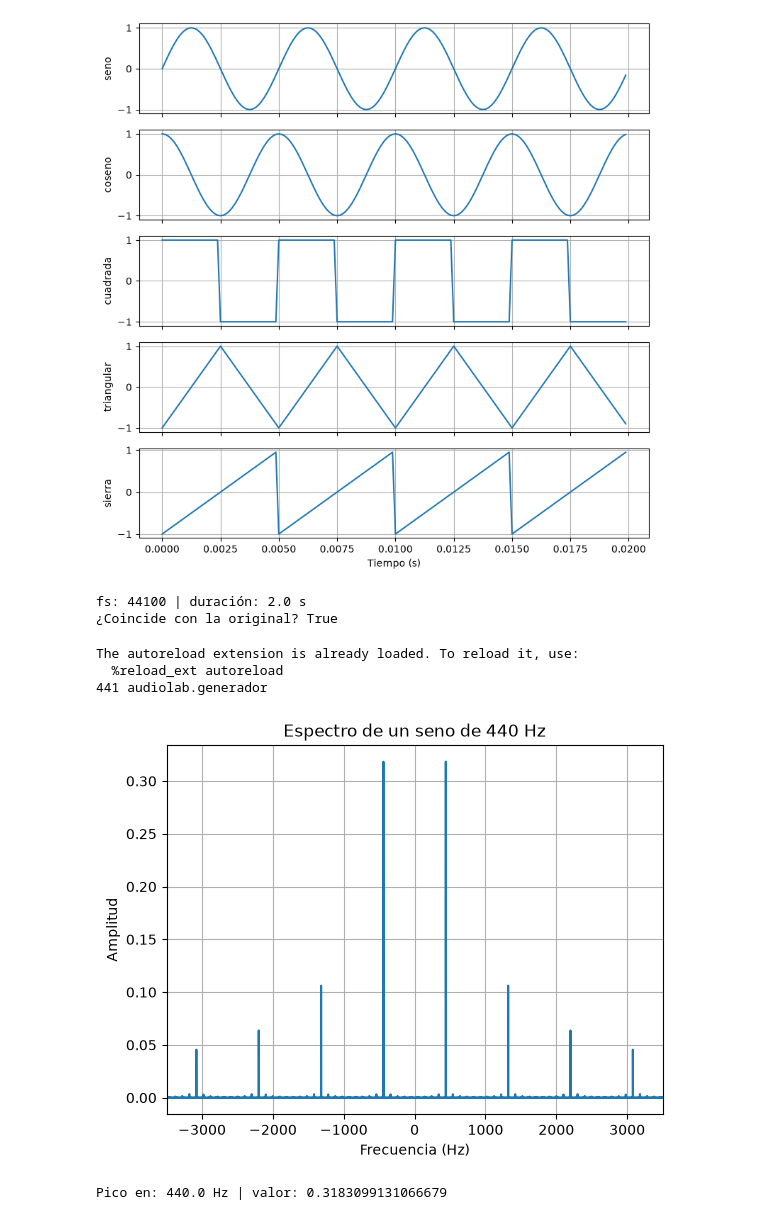
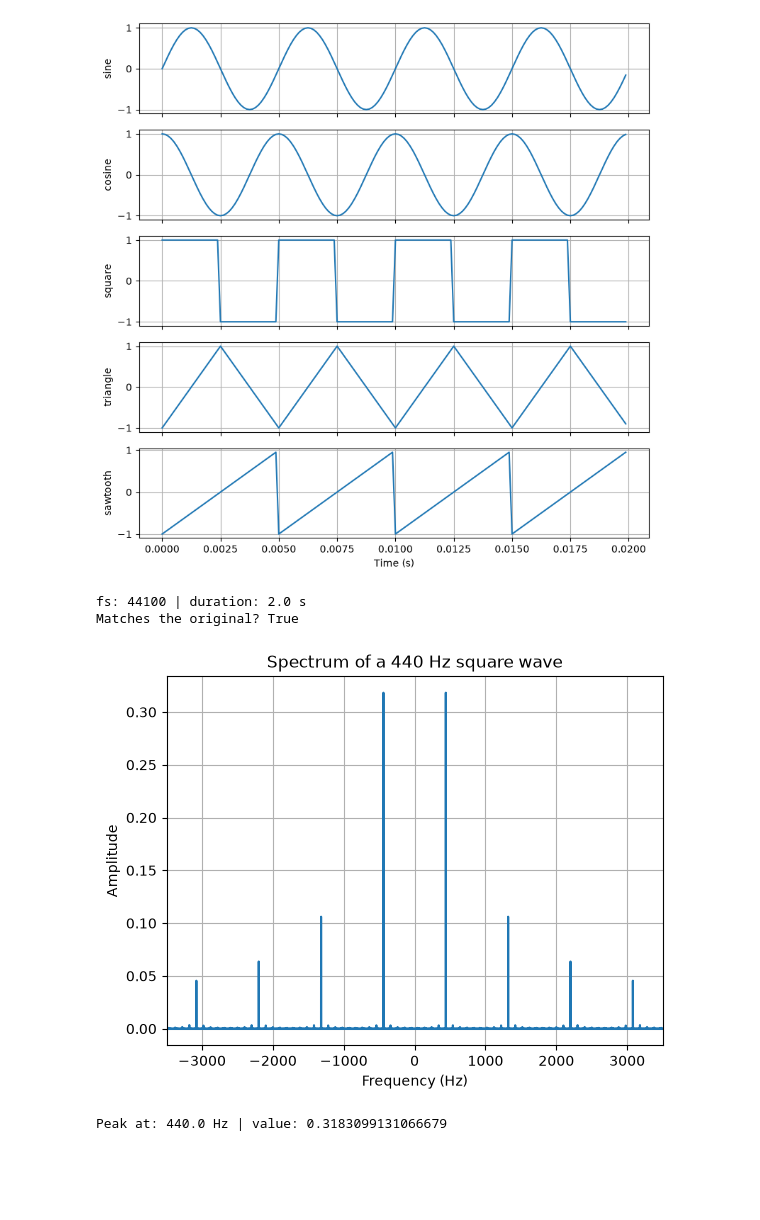
Before and after one commit to victor-merino-hub/audiolab, a Jupyter notebook: notebooks/01_fundamentals.ipynb, the cells around one changed output. Drawn from its saved outputs; the diff is of its cells as text; code cells hidden in the pictures; blank space fills up the shorter version.

```diff
--- a/notebooks/01_fundamentals.ipynb
+++ b/notebooks/01_fundamentals.ipynb
@@ -33,17 +12,18 @@ def generar_senal(tipo, frecuencia, amplitud, fs, duracion):
 # %%
-fs, f, amp, dur = 8000, 200, 1.0, 0.02   # 200 Hz durante 20 ms
+from audiolab.generator import generate_signal
+
+fs, f, amp, dur = 8000, 200, 1.0, 0.02   # 200 Hz for 20 ms
 
 fig, axs = plt.subplots(5, 1, figsize=(8, 8), sharex=True)
-
-for ax, tipo in zip(axs, ["seno", "coseno", "cuadrada", "triangular", "sierra"]):
-    t, y = generar_senal(tipo, f, amp, fs, dur)
+for ax, waveform in zip(axs, ["sine", "cosine", "square", "triangle", "sawtooth"]):
+    t, y = generate_signal(waveform, f, amp, fs, dur)
     ax.plot(t, y)
-    ax.set_ylabel(tipo)
+    ax.set_ylabel(waveform)
     ax.grid(True)
 
-axs[-1].set_xlabel("Tiempo (s)")
+axs[-1].set_xlabel("Time (s)")
 plt.tight_layout()
 plt.show()
 # %% [output]
-[figure, old version]
+[figure, new version]
 # %%
@@ -55,47 +32,34 @@ t, y = generar_senal("seno", f, amp, fs, dur)
 
 Audio(y, rate=fs)
 # %%
-sf.write("../data/seno_440.wav", y, fs)          # guardar
+from audiolab.audio_io import save_audio, load_audio
 
-y2, fs2 = sf.read("../data/seno_440.wav")        # leer de vuelta
-print("fs:", fs2, "| duración:", len(y2)/fs2, "s")
-print("¿Coincide con la original?", np.allclose(y, y2, atol=1e-4))
+save_audio(DATA / "sine_440.wav", y, fs)       # save
+y2, fs2 = load_audio(DATA / "sine_440.wav")    # read it back
+
+print("fs:", fs2, "| duration:", len(y2) / fs2, "s")
+print("Matches the original?", np.allclose(y, y2, atol=1e-4))
 # %% [output]
-fs: 44100 | duración: 2.0 s
-¿Coincide con la original? True
+fs: 44100 | duration: 2.0 s
+Matches the original? True
-# %%
-%load_ext autoreload
-%autoreload 2
-
-from audiolab.generador import generar_senal
-
-t, y = generar_senal("seno", 440, 0.5, 44100, 0.01)
-print(len(y), generar_senal.__module__)
-# %% [output]
-The autoreload extension is already loaded. To reload it, use:
-  %reload_ext autoreload
-441 audiolab.generador
 # %%
-import numpy as np
-import matplotlib.pyplot as plt
-from audiolab.generador import generar_senal
-from audiolab.analisis import calcular_espectro
+from audiolab.analysis import compute_spectrum
 
 fs = 44100
-t, y = generar_senal("cuadrada", 440, 0.5, fs, 1.0)     # 1 segundo
-f, P = calcular_espectro(y, fs)
+t, y = generate_signal("square", 440, 0.5, fs, 1.0)     # 1 second
+f, P = compute_spectrum(y, fs)
 
 plt.plot(f, P)
-plt.xlim(-3500, 3500)                                # zoom alrededor de 0 Hz
-plt.xlabel("Frecuencia (Hz)")
-plt.ylabel("Amplitud")
-plt.title("Espectro de un seno de 440 Hz")
+plt.xlim(-3500, 3500)                                # zoom around 0 Hz
+plt.xlabel("Frequency (Hz)")
+plt.ylabel("Amplitude")
+plt.title("Spectrum of a 440 Hz square wave")
 plt.grid(True)
 plt.show()
 
 pos = f > 0
-print("Pico en:", f[pos][np.argmax(P[pos])], "Hz | valor:", P.max())
+print("Peak at:", f[pos][np.argmax(P[pos])], "Hz | value:", P.max())
 # %% [output]
-[figure, old version]
+[figure, new version]
-Pico en: 440.0 Hz | valor: 0.3183099131066679
+Peak at: 440.0 Hz | value: 0.3183099131066679
 # %%
```
Also changed, not shown: parts of 13 cells of this notebook, 22 other files.
